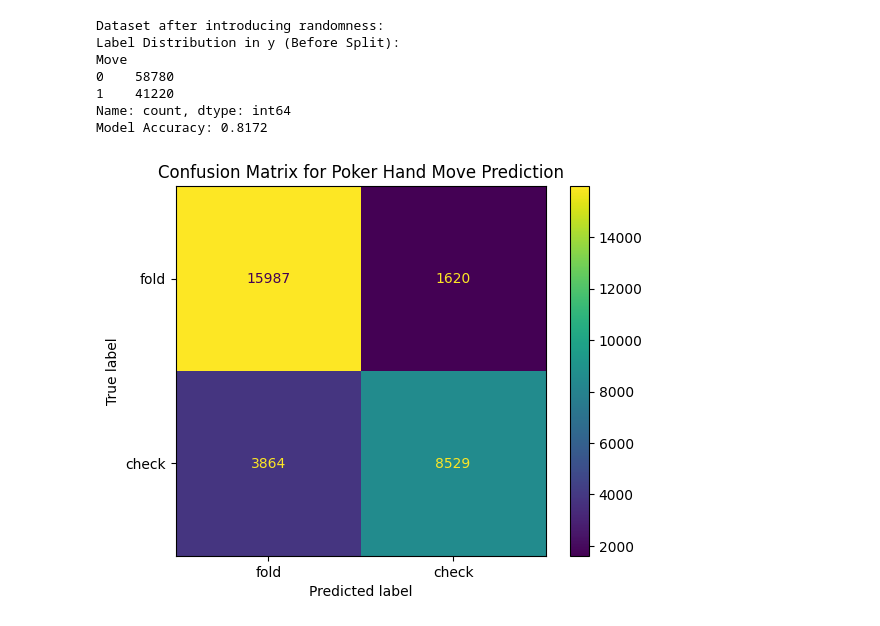
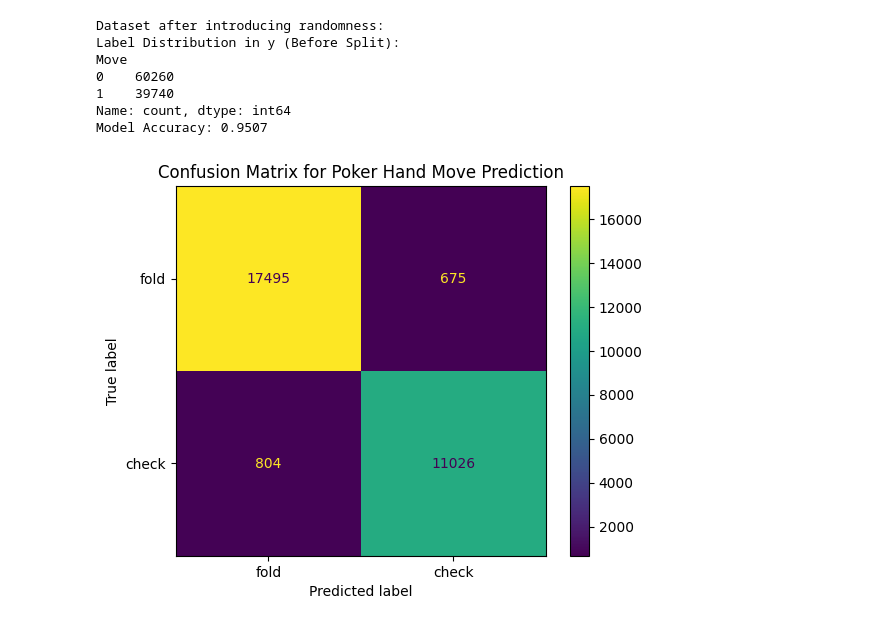
Before and after one commit to ksyron/CMSE202Project, a Jupyter notebook: Identifying_Hand_Types_DF.ipynb, the cells around one changed output. Saved outputs shown, nothing was run; the diff lists cells and outputs as text; code cells hidden in the pictures.

Commit message:
Small Changes to log model

```diff
--- a/Identifying_Hand_Types_DF.ipynb
+++ b/Identifying_Hand_Types_DF.ipynb
@@ -455,6 +457,7 @@ class Poker_Hand:
 
         else:
             self.ranking = "High Card"
+        return self.ranking
 
 
     def ranking_score(self):
@@ -497,11 +501,11 @@ def simulate_game(sim):
     d_house = sim.display_hand(house)
     Pkr = Poker_Hand(hand,house)
     Pkr_cards = Pkr.combine_cards()
-    Pkr.identify(Pkr_cards)
-    hand = Pkr.ranking
+
+    poker_hand = Pkr.identify(Pkr_cards)
     rank= Pkr.ranking_score()
     move = Pkr.determine_move
-    return d_hand,d_house,hand,move,rank
+    return d_hand,d_house,poker_hand,move,rank
 
 # Initialize the Poker game instance
 # %%
@@ -515,12 +519,12 @@ game_results = []
 
 # Run the simulation 100 times
 for i in range(100000):
-    d_hand, d_house,hand,move,rank = simulate_game(hundered_Poker)
+    d_hand, d_house,poker_hand,move,rank = simulate_game(hundered_Poker)
     # Append the results as a dictionary
-    game_results.append({'Game': i + 1, 'Hand': d_hand, 'House': d_house,"Poker Hand":hand,"Move":move,"Hand Rank":rank})
+    game_results.append({'Game': i + 1, 'Hand': d_hand, 'House': d_house,"Poker Hand":poker_hand,"Move":move,"Hand Rank":rank})
 df= pd.DataFrame(game_results)
-df['Move'] = df['Move'].apply(lambda method: method() if callable(method) else method)
-df['Poker Hand'] = df['Poker Hand'].apply(lambda method: method() if callable(method) else method)
+df['Move'] = df['Move'].apply(lambda method: method() if callable(method) else method) # this makes the data readable and no longer a object
+df['Poker Hand'] = df['Poker Hand'].apply(lambda method: method() if callable(method) else method) # this makes the data readable and no longer a object
 df
 # %% [output]
 |  | Game | Hand | House | Poker Hand | Move | Hand Rank |
@@ -538,58 +542,52 @@ df
 100000 rows × 6 columns
 # %%
+
 import numpy as np
 import pandas as pd
 from sklearn.utils import shuffle
 
 
 # 2. Add noise to the feature
-noise_level = 0.35  # Adjust noise level as needed
+noise_level = 0.35  # The noise is added beacuse you can have the same rank of hand one could be higher than the other(Ex. A King Pair is higher than A 2 Pair)
 df['Hand Rank'] += np.random.normal(0, noise_level, size=df.shape[0])
 
-# 3. Randomly flip labels
-flip_fraction = 0.05  # Adjust fraction of labels to flip
-num_flips = int(len(df) * flip_fraction)
-flip_indices = np.random.choice(df.index, size=num_flips, replace=False)
-df.loc[flip_indices, 'Move'] = df.loc[flip_indices, 'Move'].apply(
-    lambda x: 'fold' if x == 'check' else 'check'
-)
-
-# 4. Verify changes
+# 3. Verify changes
 print("Dataset after introducing randomness:")
 df.head()
-X = df[['Hand Rank']]  # Use Hand Rank as a feature
+X = df[['Hand Rank']].values   # Use Hand Rank as a feature
 
 # Encode 'Move' as binary
-y = (df['Move'] == 'check').astype(int)  # 1 for 'check', 0 for 'fold'
+y = (df['Move'] == 'check').astype(int) # 1 for 'check', 0 for 'fold'
 
 # Train-test split
 X_train, X_test, y_train, y_test = train_test_split(X, y, test_size=0.3, random_state=42)
 print("Label Distribution in y (Before Split):")
 print(y.value_counts())
 # Train logistic regression model
 model = LogisticRegression()
 model.fit(X_train, y_train)
 
 # Make predictions
 y_pred = model.predict(X_test)
+
 accuracy = accuracy_score(y_test, y_pred)
 print("Model Accuracy:", accuracy)
 
 # Plot confusion matrix
 cm = confusion_matrix(y_test, y_pred)
 disp = ConfusionMatrixDisplay(confusion_matrix=cm, display_labels=['fold', 'check'])
 disp.plot(cmap='viridis')
 plt.title("Confusion Matrix for Poker Hand Move Prediction")
 plt.show()
 # %% [output]
 Dataset after introducing randomness:
 Label Distribution in y (Before Split):
 Move
-0    58780
-1    41220
+0    60260
+1    39740
 Name: count, dtype: int64
-Model Accuracy: 0.8172
+Model Accuracy: 0.9507
-[figure, old version]
+[figure, new version]
 # %%
 import numpy as np
 import matplotlib.pyplot as plt
```
Also changed, not shown: parts of 6 cells of this notebook.
